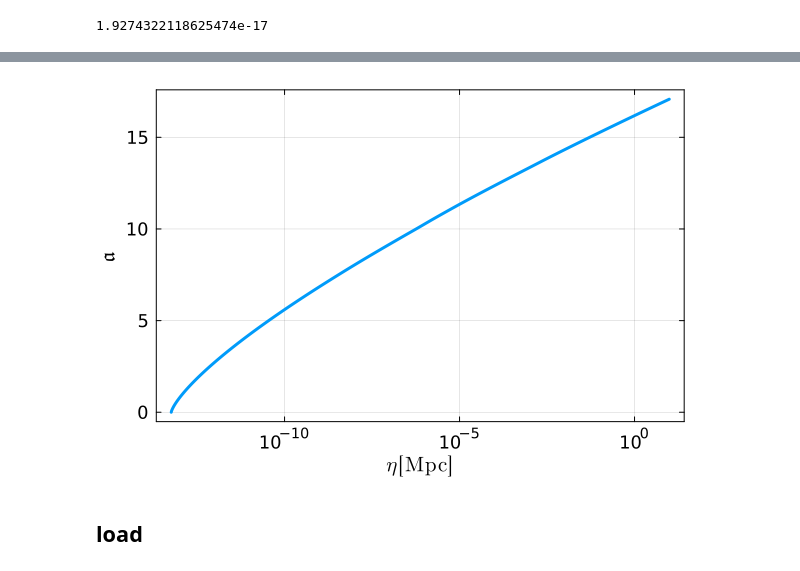
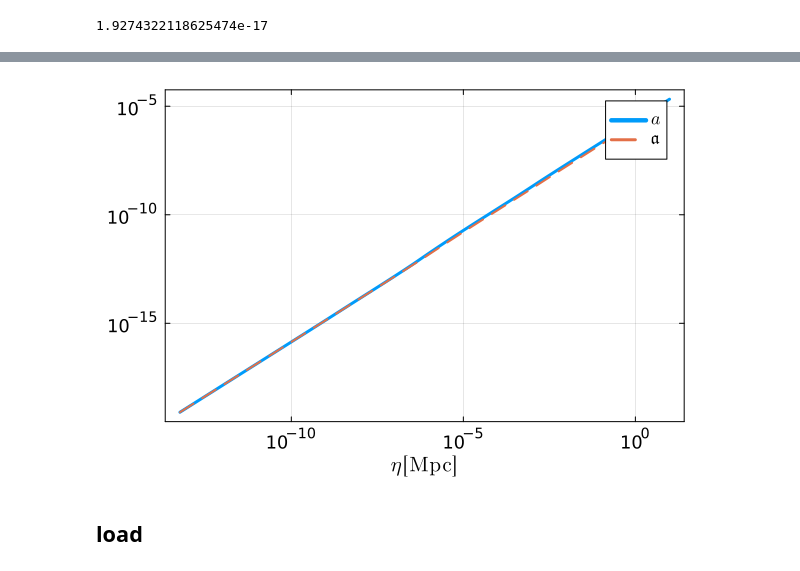
Before and after one commit to NekomammaT/SIGW_QCD, a Jupyter notebook: SIGW_QCD_WKB.ipynb, the cells around one changed output, grey strips where cells are left out. Cells and saved outputs as stored; diff of their text form; code cells hidden in the pictures.

```diff
--- a/SIGW_QCD_WKB.ipynb
+++ b/SIGW_QCD_WKB.ipynb
@@ -228,4 +240,5 @@ frka(eta) = anorm(eta)^(4/3)*quadgk(frkH,etai*norm,eta)[1];
 # %%
-plot(etalist, frkaList, xscale=:log10, xlabel=L"$\eta\,[\mathrm{Mpc}]$", ylabel=L"$\mathfrak{a}$")
+plot(etalist, anormList, xscale=:log10, yscale=:log10, xlabel=L"$\eta\,[\mathrm{Mpc}]$", label=L"$a$", legend=true)
+plot!(etalist, frkaList, label=L"$\mathfrak{a}$", linestyle=:dash, linewidth=:2)
 # %% [output]
-[figure, old version]
+[figure, new version]
```
Also changed, not shown: parts of 12 cells of this notebook, 1 other file.
